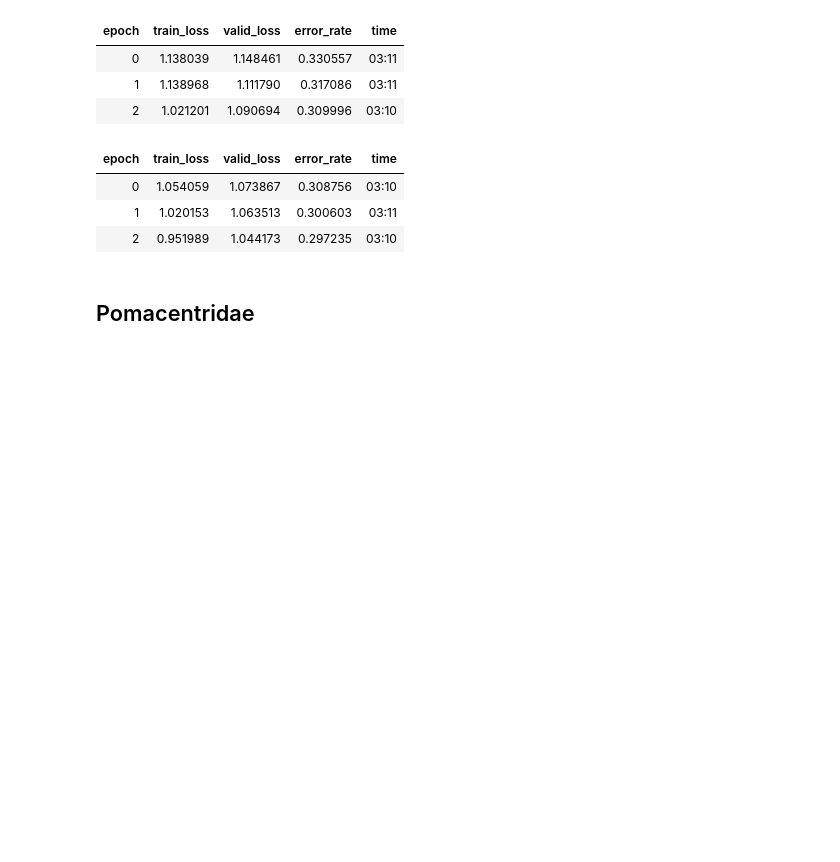
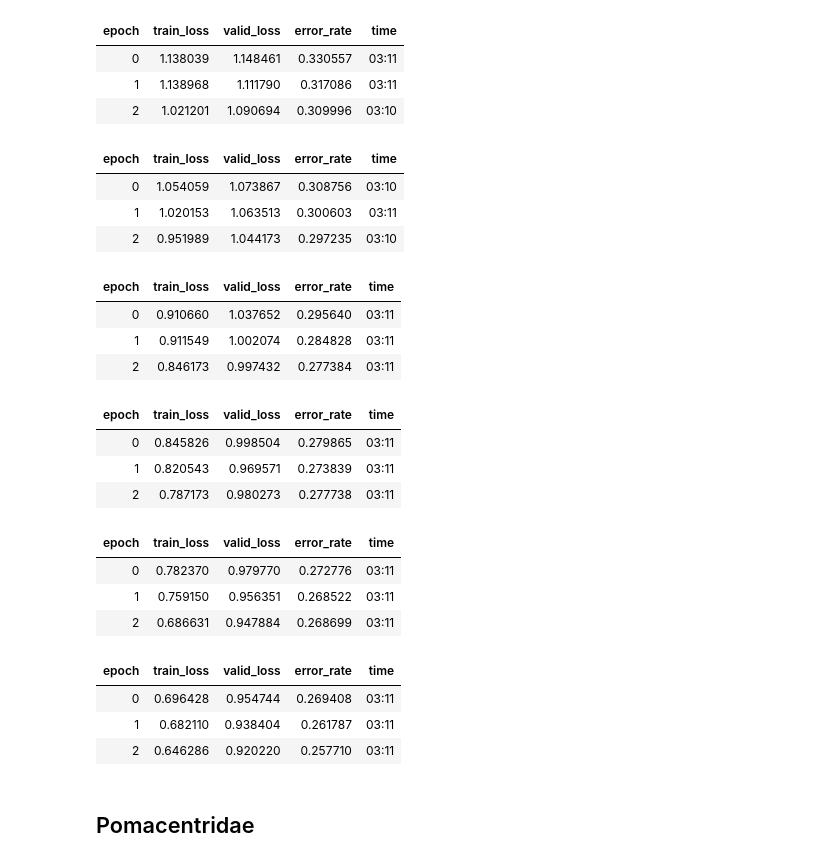
Before and after one commit to jossalgon/Fishly-Hierarchical-image-classification, a Jupyter notebook: species144-by-families3.ipynb, the cells around one changed output. Saved outputs shown, nothing was run; the diff lists cells and outputs as text; code cells hidden in the pictures; blank space fills up the shorter version.

```diff
--- a/species144-by-families3.ipynb
+++ b/species144-by-families3.ipynb
@@ -278,3 +317,13 @@ learn.fit_one_cycle(3, lr_max=1e-5)
 | 2 | 0.951989 | 1.044173 | 0.297235 | 03:10 |
 # %%
 learn.export('family-cyprinidae-resnet50-12epochs.pkl')
+# %%
+learn = load_learner('weights/family-cyprinidae-resnet50-12epochs.pkl')
+learn.dls = dls
+# %%
+learn.fit_one_cycle(3, lr_max=1e-5)
+# %% [output]
+| epoch | train_loss | valid_loss | error_rate | time |
+| 0 | 0.910660 | 1.037652 | 0.295640 | 03:11 |
+| 1 | 0.911549 | 1.002074 | 0.284828 | 03:11 |
+| 2 | 0.846173 | 0.997432 | 0.277384 | 03:11 |
@@ -280,0 +332,7 @@ learn.export('family-cyprinidae-resnet50-12epochs.pkl')
+# %%
+learn.fit_one_cycle(3, lr_max=1e-5)
+# %% [output]
+| epoch | train_loss | valid_loss | error_rate | time |
+| 0 | 0.845826 | 0.998504 | 0.279865 | 03:11 |
+| 1 | 0.820543 | 0.969571 | 0.273839 | 03:11 |
+| 2 | 0.787173 | 0.980273 | 0.277738 | 03:11 |
@@ -280,0 +341,7 @@ learn.export('family-cyprinidae-resnet50-12epochs.pkl')
+# %%
+learn.fit_one_cycle(3, lr_max=1e-5)
+# %% [output]
+| epoch | train_loss | valid_loss | error_rate | time |
+| 0 | 0.782370 | 0.979770 | 0.272776 | 03:11 |
+| 1 | 0.759150 | 0.956351 | 0.268522 | 03:11 |
+| 2 | 0.686631 | 0.947884 | 0.268699 | 03:11 |
@@ -280,0 +350,7 @@ learn.export('family-cyprinidae-resnet50-12epochs.pkl')
+# %%
+learn.fit_one_cycle(3, lr_max=1e-5)
+# %% [output]
+| epoch | train_loss | valid_loss | error_rate | time |
+| 0 | 0.696428 | 0.954744 | 0.269408 | 03:11 |
+| 1 | 0.682110 | 0.938404 | 0.261787 | 03:11 |
+| 2 | 0.646286 | 0.920220 | 0.257710 | 03:11 |
```
Also changed, not shown: parts of 25 cells of this notebook, 1 other file.
